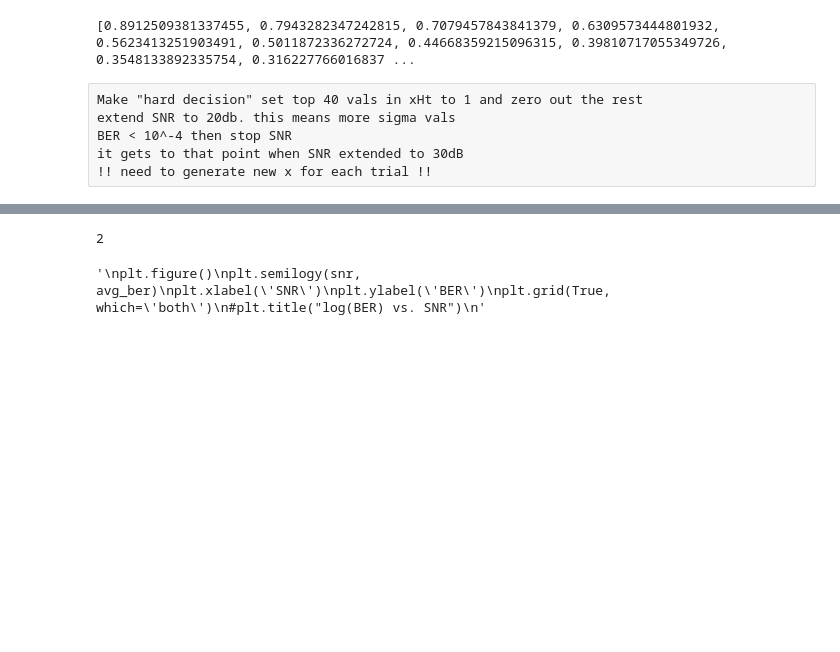
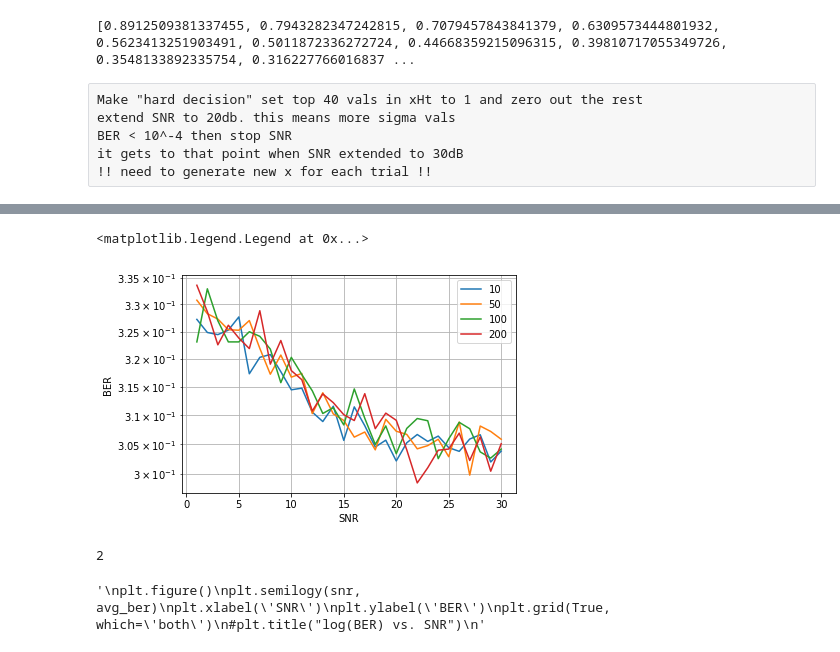
Before and after one commit to hollynroper/URS-22-23, a Jupyter notebook: Week of 10_3.ipynb, the cells around one changed output, grey strips where cells are left out. Cells and saved outputs as stored; diff of their text form; code cells hidden in the pictures; blank space fills up the shorter version.

Commit message:
new x
generated new x vecs for each trial. new cell with hard decision removed

```diff
--- a/Week of 10_3.ipynb
+++ b/Week of 10_3.ipynb
@@ -62,7 +62,7 @@ BER < 10^-4 then stop SNR
 it gets to that point when SNR extended to 30dB
 !! need to generate new x for each trial !!
 # %%
-
+# generates new x vector for each trial
 for iteration in iterations:
     avg_ber = np.zeros(snr_range)  # will hold the avg values to be plotted vs snr
     for i in range(snr_range):  #  controls the sigma value (SNR)
@@ -72,10 +72,18 @@ for iteration in iterations:
             r = np.zeros(x.shape)
             tau = 0
             ons = 0
+
+             # create x vector  CHANGE ME- to how you discussed with Jamison
+            x = np.zeros((N, 1))
+            idx_nonzero_entries = np.random.permutation(N)[0:k]
+            non_zero_entries = np.random.randint(10, size=(k, 1))+1
+            x[idx_nonzero_entries] = 1 # non_zero_entries
+
             # generate new w and y for each sigma
             w = sigma[i]* np.random.randn(n,1)  # noise vec
             y = A @ x + w
             z = np.zeros(y.shape)
+
             for iter_num in range(iteration):
                 # run AMP
                 ons = onsager(z, r, tau) #calulate next onsager
@@ -90,6 +98,7 @@ for iteration in iterations:
 
             ber += (1/N) * np.sum((x != 0) ^ (xHt != 0))
         avg_ber[i] = ber / trials
+    # note the restricted domain to see diff more clearly
     plt.semilogy(snr[15:], avg_ber[15:], label=iteration)
    # print(f'avg_ber = {avg_ber}')
 
@@ -107,3 +113,50 @@ plt.legend()
+# %%
+# removes the hard decsion - when I do this the graph gets super messy
+for iteration in iterations:
+    avg_ber = np.zeros(snr_range)  # will hold the avg values to be plotted vs snr
+    for i in range(snr_range):  #  controls the sigma value (SNR)
+        ber = 0  # reset BER for next sigma value
+        for j in range(trials):  # iterates over multiple trials
+            xHt = np.zeros(x.shape)
+            r = np.zeros(x.shape)
+            tau = 0
+            ons = 0
+
+            # create x vector  CHANGE ME- to how you discussed with Jamison
+            x = np.zeros((N, 1))
+            idx_nonzero_entries = np.random.permutation(N)[0:k]
+            non_zero_entries = np.random.randint(10, size=(k, 1))+1
+            x[idx_nonzero_entries] = 1 # non_zero_entries
+
+            # generate new w and y for each sigma
+            w = sigma[i]* np.random.randn(n,1)  # noise vec
+            y = A @ x + w
+            z = np.zeros(y.shape)
+            for iter_num in range(iteration):
+                # run AMP
+                ons = onsager(z, r, tau) #calulate next onsager
+                z = y - A @ xHt + ons
+                tau = np.sqrt((1/n)) * np.linalg.norm(z)
+                r = xHt + A.T @ z
+                xHt = eta(r, tau)
+            # hard decision
+            #idxmax = np.argpartition(xHt, -k, axis=0)[-k:]  # returns indicies of top 40 vals
+            #xHt = np.zeros(x.shape)
+            #xHt[idxmax] = 1
+
+            ber += (1/N) * np.sum((x != 0) ^ (xHt != 0))
+        avg_ber[i] = ber / trials
+    plt.semilogy(snr, avg_ber, label=iteration)
+   # print(f'avg_ber = {avg_ber}')
+
+#plt.figure()
+plt.xlabel('SNR')
+plt.ylabel('BER')
+plt.grid(True, which='both')
+plt.legend()
+# %% [output]
+<matplotlib.legend.Legend at 0x...>
+[figure, added]
 # %%
 # sum goes index by index comparing x and xHt and adding the errors
 x = np.array([0, 1,2,0,2])
```
Also changed, not shown: parts of 1 cell of this notebook.
